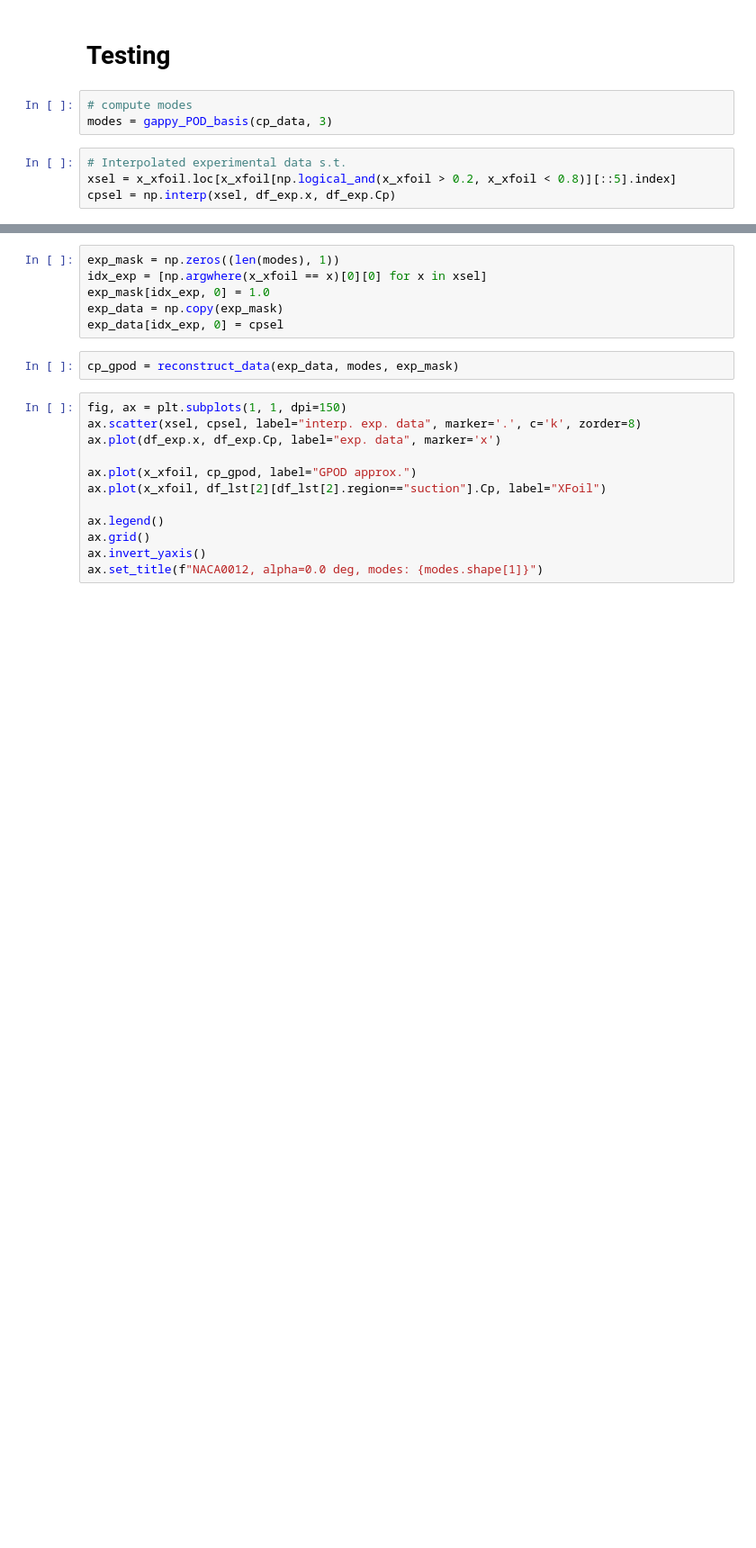
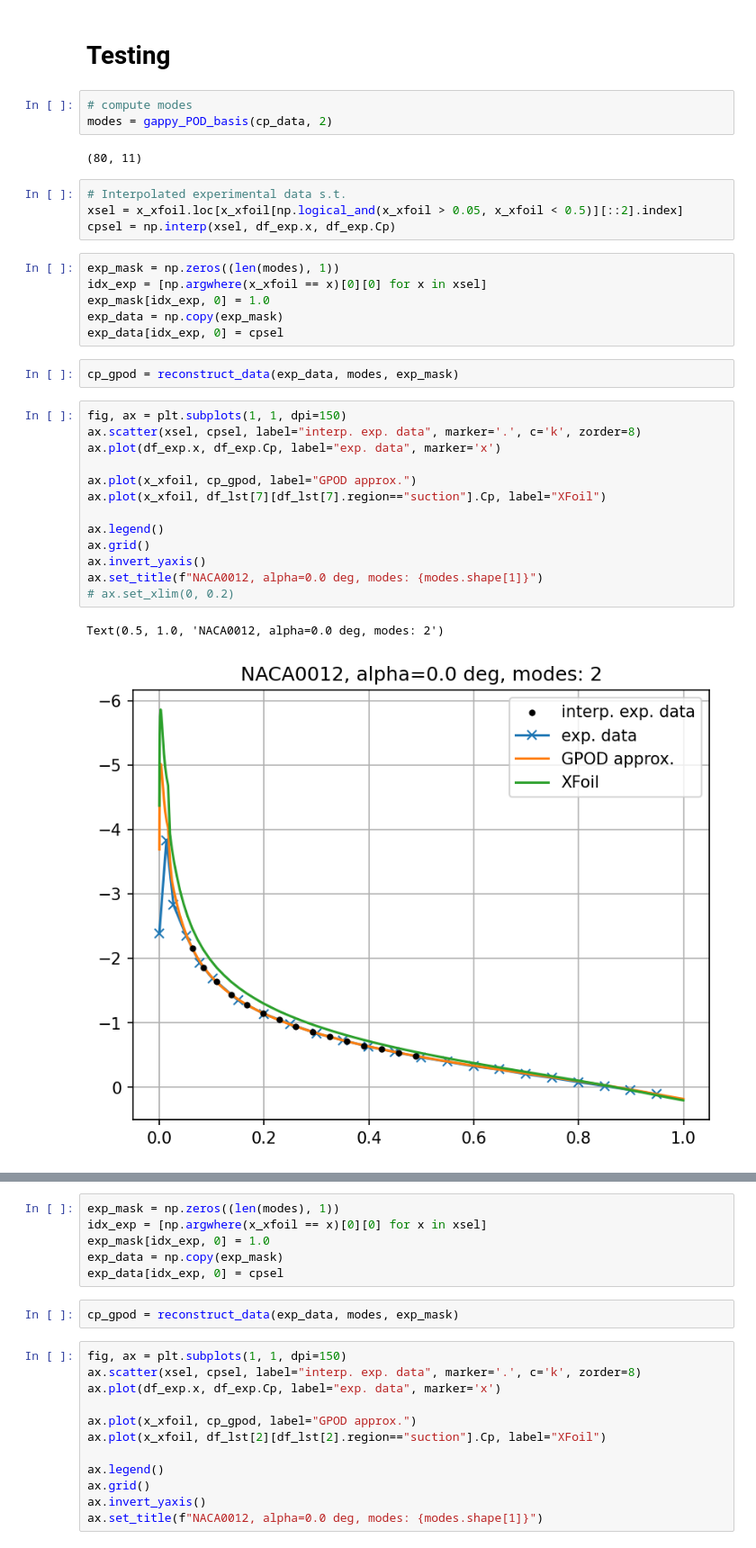
Before and after one commit to kslam07/gappy-gop-airfoil, a Jupyter notebook: GPOD-airfoil.ipynb, the cells around one changed output, grey strips where cells are left out. Shown at 90% size. Cells and saved outputs as stored; diff of their text form; blank space fills up the shorter version.

```diff
--- a/GPOD-airfoil.ipynb
+++ b/GPOD-airfoil.ipynb
@@ -81,8 +95,34 @@ cp_data = np.array([df[df.region == "suction"]['Cp'].to_numpy() for df in df_lst
 # Testing
 # %%
 # compute modes
-modes = gappy_POD_basis(cp_data, 3)
+modes = gappy_POD_basis(cp_data, 2)
+# %% [output]
+(80, 11)
 # %%
 # Interpolated experimental data s.t.
-xsel = x_xfoil.loc[x_xfoil[np.logical_and(x_xfoil > 0.2, x_xfoil < 0.8)][::5].index]
+xsel = x_xfoil.loc[x_xfoil[np.logical_and(x_xfoil > 0.05, x_xfoil < 0.5)][::2].index]
 cpsel = np.interp(xsel, df_exp.x, df_exp.Cp)
+# %%
+exp_mask = np.zeros((len(modes), 1))
+idx_exp = [np.argwhere(x_xfoil == x)[0][0] for x in xsel]
+exp_mask[idx_exp, 0] = 1.0
+exp_data = np.copy(exp_mask)
+exp_data[idx_exp, 0] = cpsel
+# %%
+cp_gpod = reconstruct_data(exp_data, modes, exp_mask)
+# %%
+fig, ax = plt.subplots(1, 1, dpi=150)
+ax.scatter(xsel, cpsel, label="interp. exp. data", marker='.', c='k', zorder=8)
+ax.plot(df_exp.x, df_exp.Cp, label="exp. data", marker='x')
+
+ax.plot(x_xfoil, cp_gpod, label="GPOD approx.")
+ax.plot(x_xfoil, df_lst[7][df_lst[7].region=="suction"].Cp, label="XFoil")
+
+ax.legend()
+ax.grid()
+ax.invert_yaxis()
+ax.set_title(f"NACA0012, alpha=0.0 deg, modes: {modes.shape[1]}")
+# ax.set_xlim(0, 0.2)
+# %% [output]
+Text(0.5, 1.0, 'NACA0012, alpha=0.0 deg, modes: 2')
+[figure, added]
```
Also changed, not shown: parts of 15 cells of this notebook.
